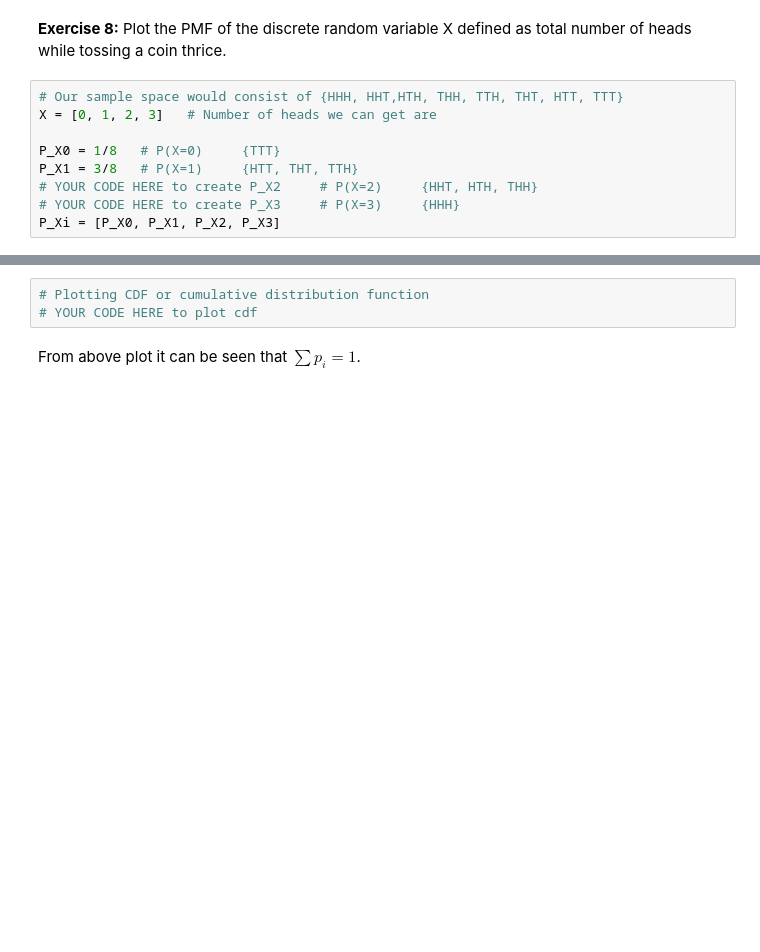
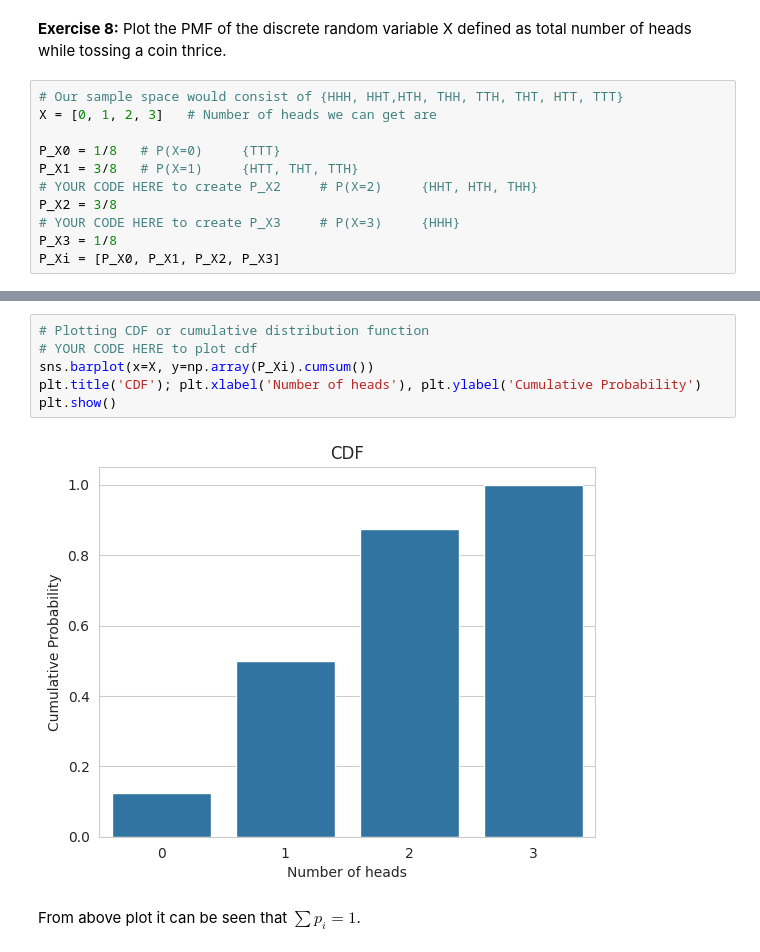
Before and after one commit to Shivank-sudo/Coursera-Specialization--Applied-Data-Science-using-Python-, a Jupyter notebook: M1_AST_01_Probability_Basics_A.ipynb, the cells around one changed output, grey strips where cells are left out. Drawn from its saved outputs; the diff is of its cells as text; blank space fills up the shorter version.

```diff
--- a/M1_AST_01_Probability_Basics_A.ipynb
+++ b/M1_AST_01_Probability_Basics_A.ipynb
@@ -532,7 +638,9 @@ X = [0, 1, 2, 3]   # Number of heads we can get are
 P_X0 = 1/8   # P(X=0)     {TTT}
 P_X1 = 3/8   # P(X=1)     {HTT, THT, TTH}
 # YOUR CODE HERE to create P_X2     # P(X=2)     {HHT, HTH, THH}
+P_X2 = 3/8
 # YOUR CODE HERE to create P_X3     # P(X=3)     {HHH}
+P_X3 = 1/8
 P_Xi = [P_X0, P_X1, P_X2, P_X3]
 # %%
 # Plotting PMF
@@ -542,6 +652,11 @@ plt.show()
 # %%
 # Plotting CDF or cumulative distribution function
 # YOUR CODE HERE to plot cdf
+sns.barplot(x=X, y=np.array(P_Xi).cumsum())
+plt.title('CDF'); plt.xlabel('Number of heads'), plt.ylabel('Cumulative Probability')
+plt.show()
+# %% [output]
+[figure, added]
 # %% [markdown]
 From above plot it can be seen that $ ∑p_i = 1 $.
 # %% [markdown]
```
Also changed, not shown: parts of 59 cells of this notebook.
